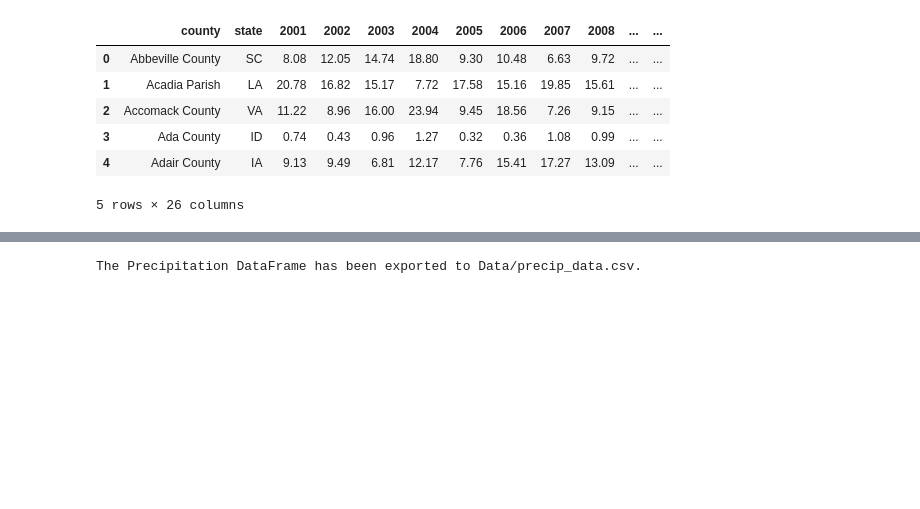
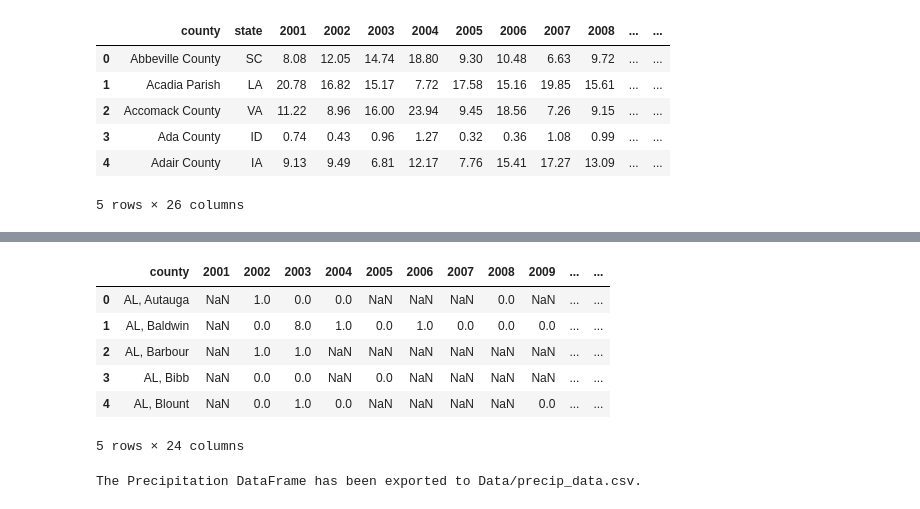
Before and after one commit to Evdawg/Project_3_Mosquito-borne_Diseases, a Jupyter notebook: Resources/dropping_column_1.ipynb, the cells around one changed output, grey strips where cells are left out. Drawn from its saved outputs; the diff is of its cells as text; code cells hidden in the pictures; blank space fills up the shorter version.

```diff
--- a/Resources/dropping_column_1.ipynb
+++ b/Resources/dropping_column_1.ipynb
@@ -50,3 +60,13 @@ precip_data_.head()
+# %%
+WN_data_.head()
+# %% [output]
+|  | county | 2001 | 2002 | 2003 | 2004 | 2005 | 2006 | 2007 | 2008 | 2009 | ... | ... |
+| 0 | AL, Autauga | NaN | 1.0 | 0.0 | 0.0 | NaN | NaN | NaN | 0.0 | NaN | ... | ... |
+| 1 | AL, Baldwin | NaN | 0.0 | 8.0 | 1.0 | 0.0 | 1.0 | 0.0 | 0.0 | 0.0 | ... | ... |
+| 2 | AL, Barbour | NaN | 1.0 | 1.0 | NaN | NaN | NaN | NaN | NaN | NaN | ... | ... |
+| 3 | AL, Bibb | NaN | 0.0 | 0.0 | NaN | 0.0 | NaN | NaN | NaN | NaN | ... | ... |
+| 4 | AL, Blount | NaN | 0.0 | 1.0 | 0.0 | NaN | NaN | NaN | NaN | 0.0 | ... | ... |
+5 rows × 24 columns
 # %%
 # Export the Precip DataFrame to a new Precip CSV file
 output_csv_file = "Data/precip_data.csv"
```
Also changed, not shown: parts of 7 cells of this notebook, 4 other files.
